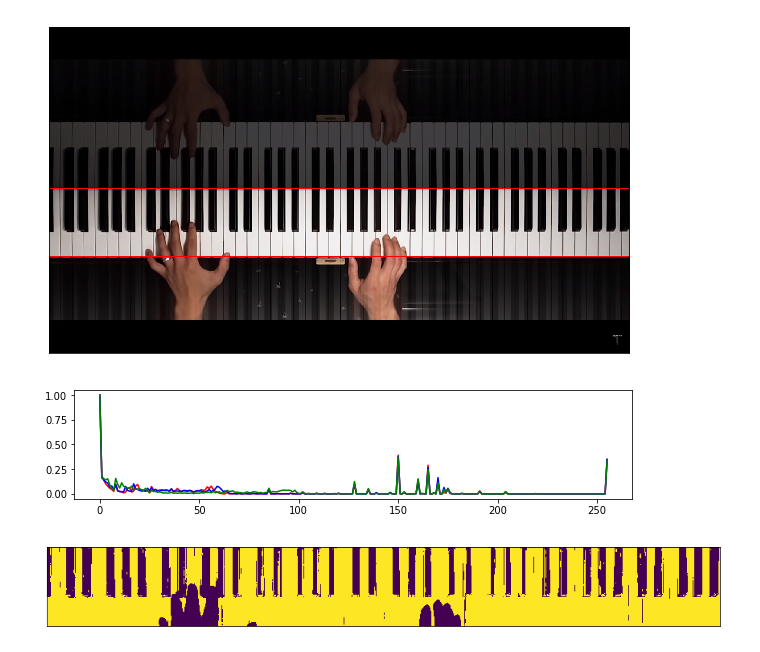
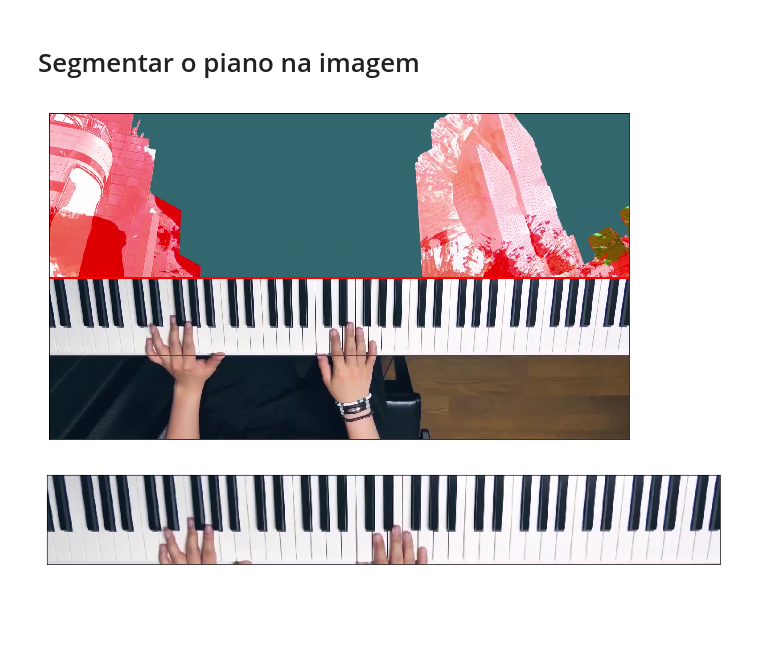
Before and after one commit to rafaeltoyo/piano-lindinho, a Jupyter notebook: notebook/keyboard.ipynb, the cells around one changed output. Drawn from its saved outputs; the diff is of its cells as text; code cells hidden in the pictures; blank space fills up the shorter version.

```diff
--- a/notebook/keyboard.ipynb
+++ b/notebook/keyboard.ipynb
@@ -12,39 +12,24 @@ def image_plot(img):
     axes.imshow(img)
     plt.xticks([]), plt.yticks([])
     plt.show()
+# %% [markdown]
+# Segmentar o piano na imagem
 # %%
-image = cv2.imread("piano1.png")
+image = cv2.imread("piano2.png")
 (h, w, c) = image.shape
 
 # Marcar corte
 hi, hf = 548, 804
-hi, hf = 535, 760
+# hi, hf = 535, 760
 cropped_preview = image.copy()
 cv2.line(cropped_preview, (0, hi), (w-1, hi), (0, 0, 255), 3)
 cv2.line(cropped_preview, (0, hf), (w-1, hf), (0, 0, 255), 3)
 
 image_plot(cv2.cvtColor(cropped_preview, cv2.COLOR_BGR2RGB))
 
 cropped = image[hi:hf,:,:]
+
+image_plot(cv2.cvtColor(cropped, cv2.COLOR_BGR2RGB))
 # %% [output]
-[figure, old version]
+[figure, new version]
+[figure, added]
-# %%
-hls_cropped = cv2.cvtColor(cropped, cv2.COLOR_BGR2HSV)
-
-H_hist = cv2.calcHist(hls_cropped, [0], None, [256], [0, 256])
-L_hist = cv2.calcHist(hls_cropped, [1], None, [256], [0, 256])
-S_hist = cv2.calcHist(hls_cropped, [2], None, [256], [0, 256])
-
-fig, axes = plt.subplots(1, 1, figsize=(10, 2), sharex=True, sharey=True)
-axes.plot(H_hist.ravel() / H_hist.max(), color="r", label="H")
-axes.plot(L_hist.ravel() / L_hist.max(), color="b", label="L")
-axes.plot(S_hist.ravel() / S_hist.max(), color="g", label="S")
-plt.show()
-
-bkeys = np.zeros(hls_cropped[:,:,0].shape).astype('float32')
-#bkeys[np.all([hls_cropped[:,:,1] <= 110, hls_cropped[:,:,2] <= 130], axis=0)] = 1.0
-bkeys[hls_cropped[:,:,1] <= 50] = 1.0
-image_plot((bkeys * 255).astype('uint8'))
-# %% [output]
-[figure, removed]
-[figure, removed]
```
Also changed, not shown: parts of 10 cells of this notebook.
